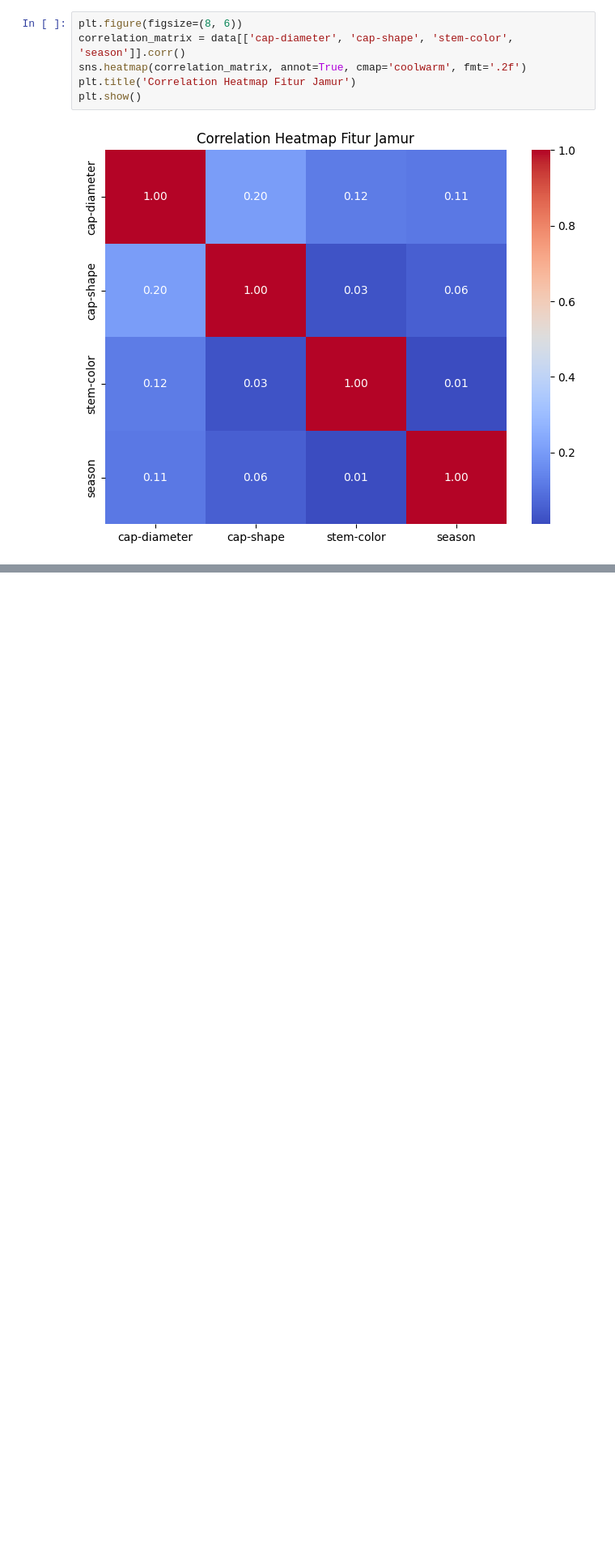
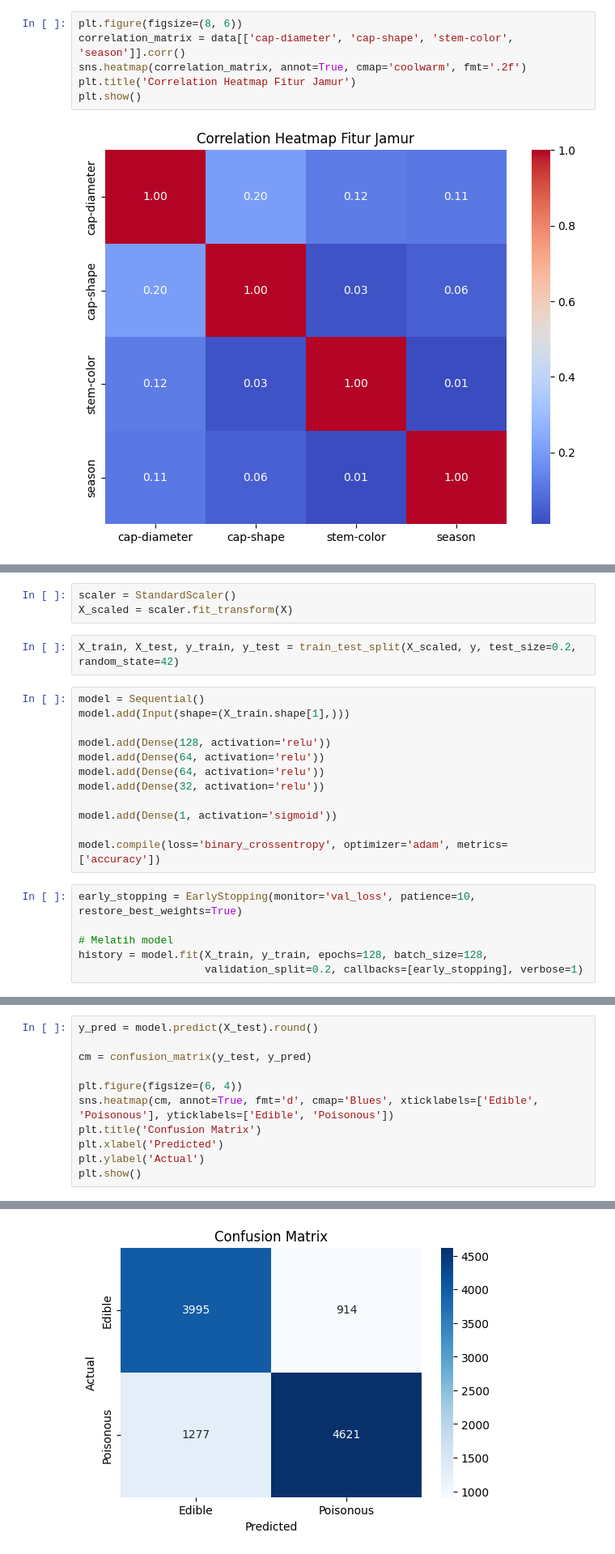
Before and after one commit to bagassarendra/MushroomClassification-MLP, a Jupyter notebook: mushroomclassification.ipynb, the cells around one changed output, grey strips where cells are left out. Shown at 81% size. Cells and saved outputs as stored; diff of their text form; blank space fills up the shorter version.

Commit message:
Modeling, Predicting, Evaluation

```diff
--- a/mushroomclassification.ipynb
+++ b/mushroomclassification.ipynb
@@ -160,0 +165,23 @@ plt.show()
+# %%
+scaler = StandardScaler()
+X_scaled = scaler.fit_transform(X)
+# %%
+X_train, X_test, y_train, y_test = train_test_split(X_scaled, y, test_size=0.2, random_state=42)
+# %%
+model = Sequential()
+model.add(Input(shape=(X_train.shape[1],)))
+
+model.add(Dense(128, activation='relu'))
+model.add(Dense(64, activation='relu'))
+model.add(Dense(64, activation='relu'))
+model.add(Dense(32, activation='relu'))
+
+model.add(Dense(1, activation='sigmoid'))
+
+model.compile(loss='binary_crossentropy', optimizer='adam', metrics=['accuracy'])
+# %%
+early_stopping = EarlyStopping(monitor='val_loss', patience=10, restore_best_weights=True)
+
+# Melatih model
+history = model.fit(X_train, y_train, epochs=128, batch_size=128,
+                    validation_split=0.2, callbacks=[early_stopping], verbose=1)
@@ -160,0 +321,12 @@ plt.show()
+# %%
+y_pred = model.predict(X_test).round()
+
+cm = confusion_matrix(y_test, y_pred)
+
+plt.figure(figsize=(6, 4))
+sns.heatmap(cm, annot=True, fmt='d', cmap='Blues', xticklabels=['Edible', 'Poisonous'], yticklabels=['Edible', 'Poisonous'])
+plt.title('Confusion Matrix')
+plt.xlabel('Predicted')
+plt.ylabel('Actual')
+plt.show()
+# %% [output]
@@ -160,0 +334 @@ plt.show()
+[figure, added]
```
Also changed, not shown: parts of 11 cells of this notebook.
